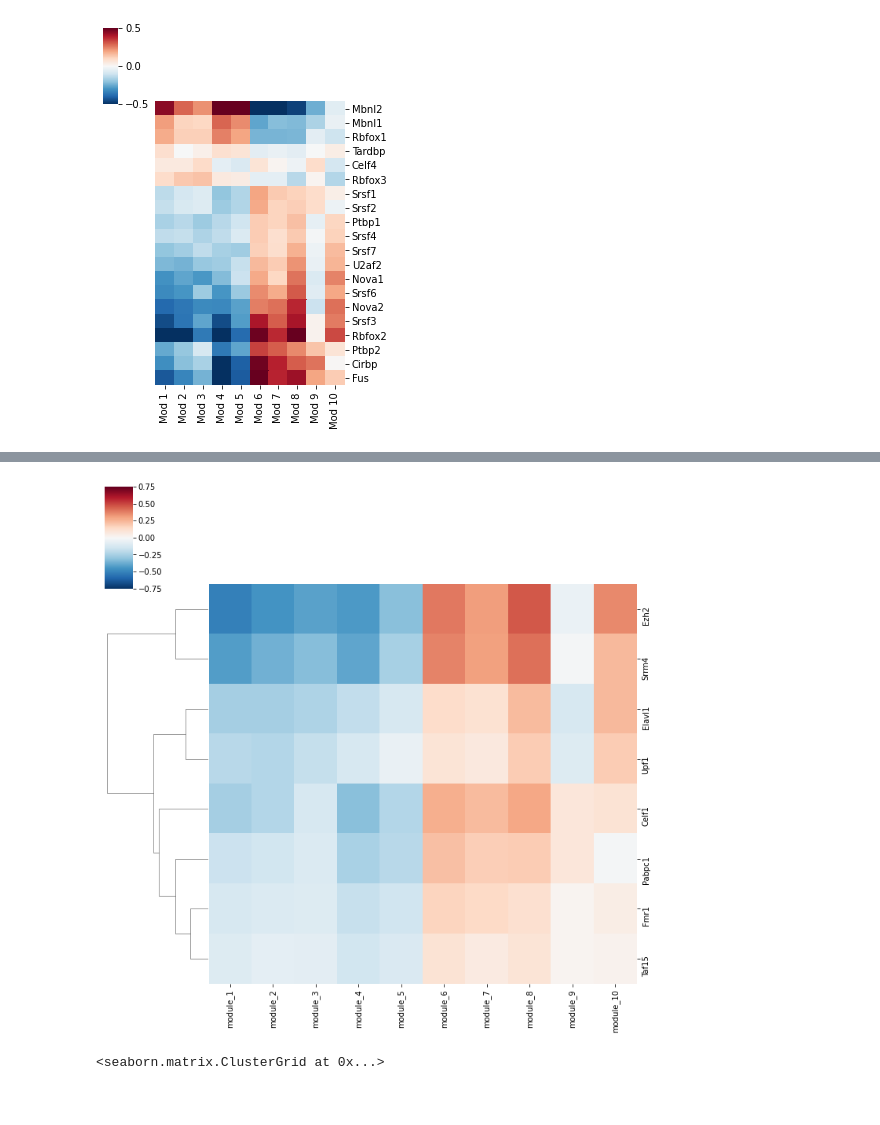
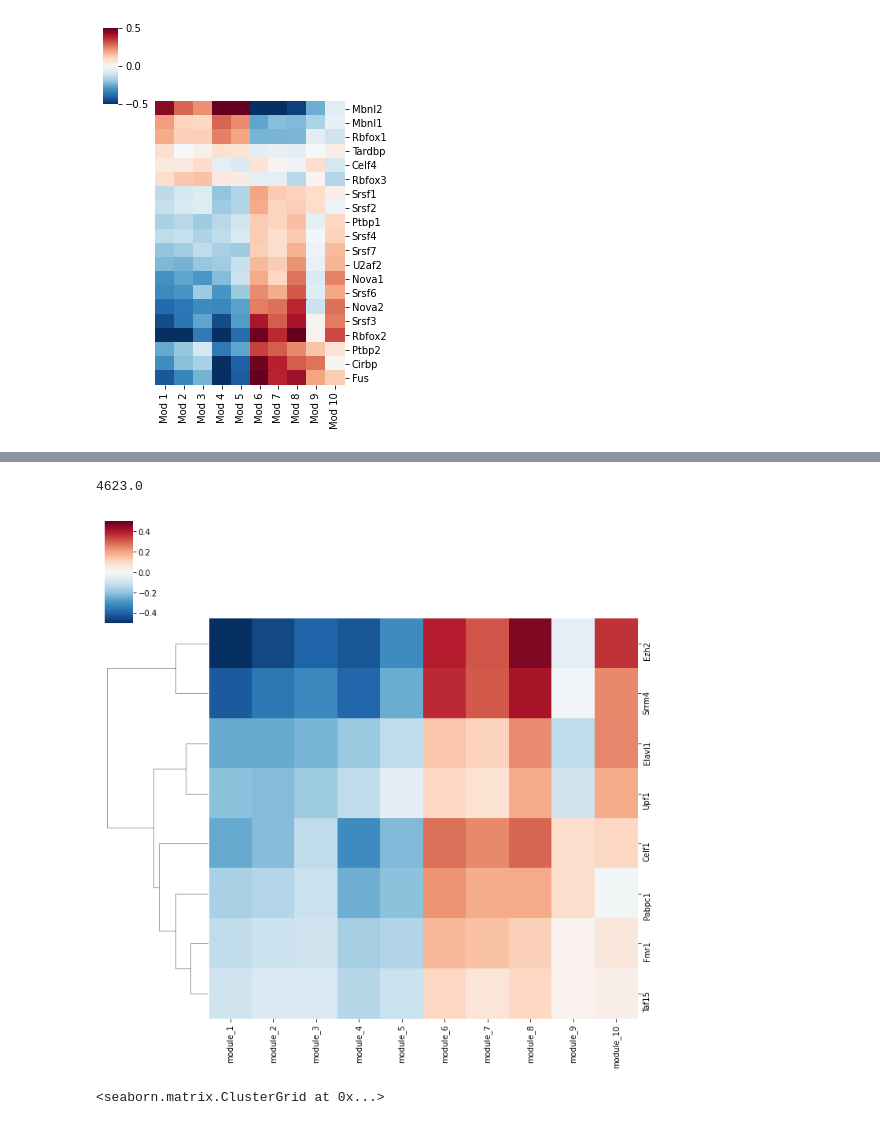
Before and after one commit to lareaulab/analysis_psix, a Jupyter notebook: Mouse_Midbrain_Deveopment/mouse_brain_regulation.ipynb, the cells around one changed output, grey strips where cells are left out. Cells and saved outputs as stored; diff of their text form; code cells hidden in the pictures.

```diff
--- a/Mouse_Midbrain_Deveopment/mouse_brain_regulation.ipynb
+++ b/Mouse_Midbrain_Deveopment/mouse_brain_regulation.ipynb
@@ -167,4 +167,8 @@ Index(['CELF4', 'CIRBP', 'FUS', 'LIN28A', 'MBNL1', 'NOVA1', 'NOVA2', 'RBFOX1',
       dtype='object')
+# %%
+18492/4
+# %% [output]
+4623.0
 # %%
 module_avg = pd.DataFrame()
 
@@ -178,35 +182,35 @@ for mod in range(1, 11):
 
 module_avg.index = psi.columns
 module_avg = module_avg.T
 
 
 module_avg_corr = pd.DataFrame(np.zeros((len(sf_list), len(module_avg.index))),
                                index = sf_list, columns = module_avg.index)
 for sf in tqdm(sf_list):
     for mod in module_avg.index:
         module_avg_corr.loc[sf, mod] = pearsonr(module_avg.loc[mod],
                                                 norm_expression.loc[sf, module_avg.columns]
         )[0]
 
 # module_avg_corr = pd.DataFrame(np.zeros((len(sf_neighbors.index), len(module_avg.index))),
 #                                index = sf_neighbors.index, columns = module_avg.index)
 # for sf in tqdm(sf_neighbors.index):
 #     for mod in module_avg.index:
 #         module_avg_corr.loc[sf, mod] = pearsonr(module_avg.loc[mod],
 #                                                 norm_expression.loc[sf, module_avg.columns]
 #         )[0]
 
 mod_order = ['module_1', 'module_2', 'module_3', 'module_4', 'module_5',
              'module_6', 'module_7', 'module_8', 'module_9', 'module_10']
 sns.clustermap(module_avg_corr.loc[sf_list, mod_order],
                col_cluster=False,
 #               row_colors = gene_mod_colors,
-               row_cluster=True, vmin=-0.75, vmax=0.75, cmap='RdBu_r')
+               row_cluster=True, vmin=-0.5, vmax=0.5, cmap='RdBu_r')
 
 plt.show()
 # plt.savefig('plots/exon_modules.png', bbox_inches='tight', res=20000, dpi =2000)
 # %% [output]
-[figure, old version]
+[figure, new version]
 # %%
 sig_exons = psix_results.loc[(psix_results.qvals <= 0.05) & (psix_results.psix_score > 0)].index
 
```
Also changed, not shown: parts of 3 cells of this notebook, 20 other files.
